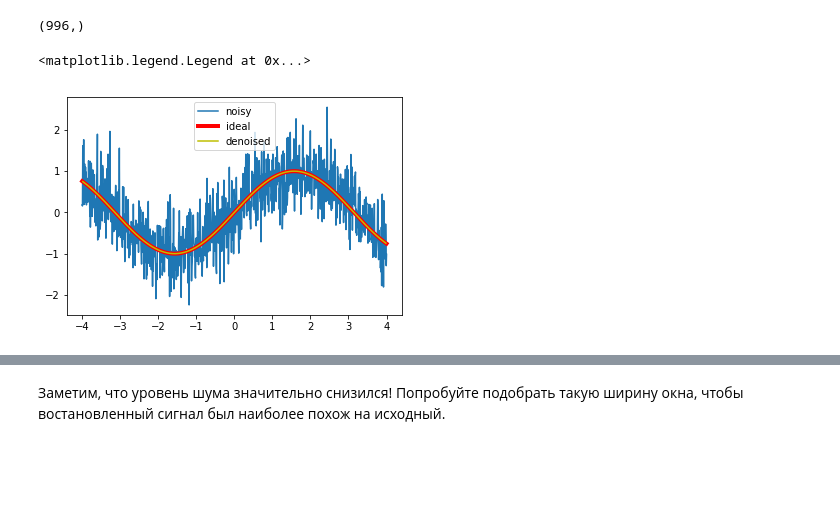
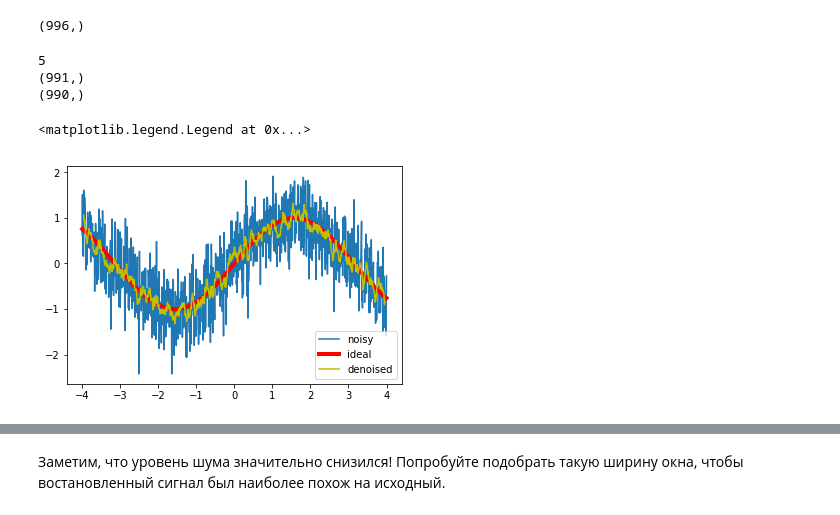
Before and after one commit to temakahap/NeuralNetworks_sphere_2, a Jupyter notebook: Practice_task_4, CNN.ipynb, the cells around one changed output, grey strips where cells are left out. Saved outputs shown, nothing was run; the diff lists cells and outputs as text; code cells hidden in the pictures; blank space fills up the shorter version.

```diff
--- a/Practice_task_4, CNN.ipynb
+++ b/Practice_task_4, CNN.ipynb
@@ -84,7 +84,7 @@ np.array([0.2 for i in range(5)])
 # %% [output]
 array([ 0.2,  0.2,  0.2,  0.2,  0.2])
 # %%
-k = 5
+k = 20
 denoised_signal = t_convolve(signal, np.array([ 1/5 for i in range(k)])) ### YOUR CODE HERE #####
 denoised_signal.shape
 x[2:-2].shape
@@ -92,12 +92,20 @@ x[2:-2].shape
 (996,)
 # %%
 x = np.linspace(-4, 4, 1000)
+w = int(k/2)
+print (w)
 signal = np.sin(x)
 noisy_signal = signal + np.random.randn(signal.shape[0])*0.5
+denoised_signal = t_convolve(noisy_signal, np.array([ 1/k for i in range(k)]))
 plt.plot(x, noisy_signal, label='noisy')
 plt.plot(x, signal, 'r', label='ideal', linewidth=4)
-plt.plot(x[2:-2], denoised_signal, 'y', label='denoised')
+print (denoised_signal.shape)
+print (x[w:-w].shape)
+plt.plot(x[w:-w], denoised_signal[1:], 'y', label='denoised')
 plt.legend(loc=0)
 # %% [output]
-<matplotlib.legend.Legend at 0x...>
+5
+(991,)
+(990,)
+<matplotlib.legend.Legend at 0x...>
-[figure, old version]
+[figure, new version]
```
Also changed, not shown: parts of 17 cells of this notebook.
